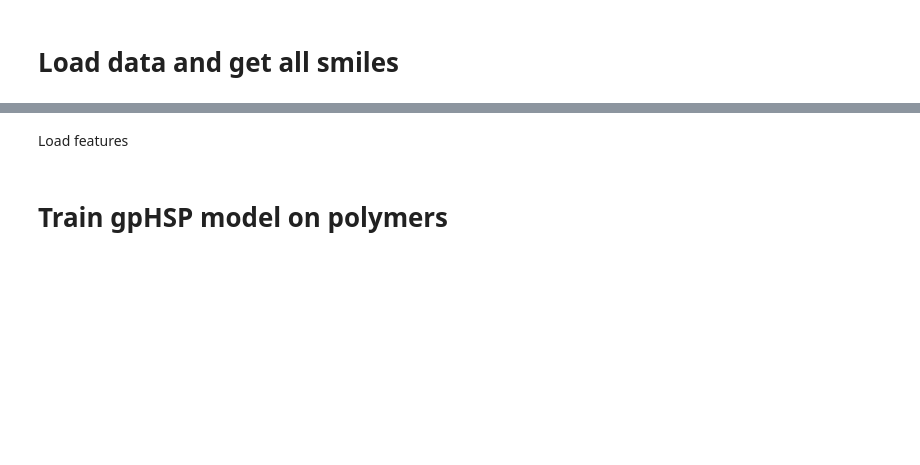
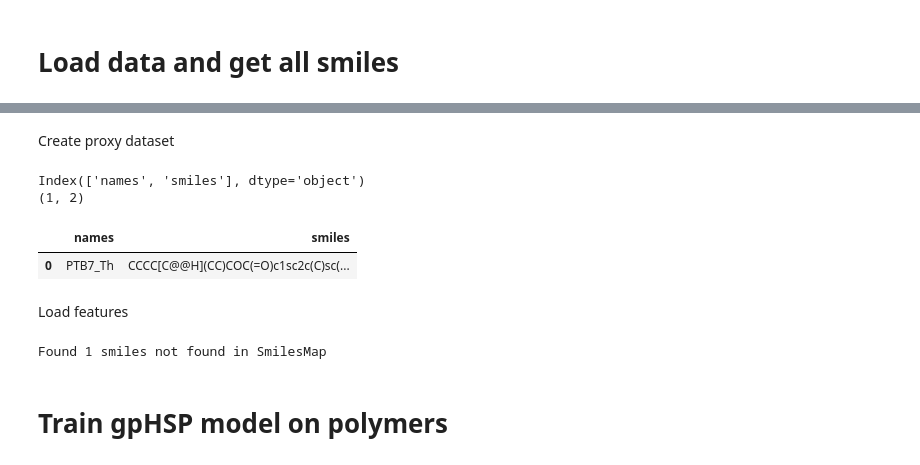
Before and after one commit to aspuru-guzik-group/gpHSP, a Jupyter notebook: 3_predict_on_new_data.ipynb, the cells around one changed output, grey strips where cells are left out. Saved outputs shown, nothing was run; the diff lists cells and outputs as text; code cells hidden in the pictures; blank space fills up the shorter version.

```diff
--- a/3_predict_on_new_data.ipynb
+++ b/3_predict_on_new_data.ipynb
@@ -72,7 +72,30 @@ Index(['names', 'smiles'], dtype='object')
+# %% [markdown]
+Create proxy dataset
+# %%
+df = pd.DataFrame()
+df['names'] =['PTB7_Th']
+df['smiles'] = ['C(C)CC[C@H](Cc1sc(c2c3c(sc(c4sc(C)c5sc(c(c45)F)C(=O)OC[C@@H](CCCC)CC)c3)c(c3ccc(C[C@@H](CCCC)CC)s3)c3cc(sc23)C)cc1)CC']
+df['smiles'] = df['smiles'].apply(gphsp.get_isomeric_smiles)
+gphsp.peek_df(df)
+# %% [output]
+Index(['names', 'smiles'], dtype='object')
+(1, 2)
+|  | names | smiles |
+| 0 | PTB7_Th | CCCC[C@@H](CC)COC(=O)c1sc2c(C)sc(... |
 # %% [markdown]
 Load features
 # %%
 features = gphsp.SmilesMap(at_data_dir('mordred_features.npz'))
+# %%
+smi  = df['smiles'].to_numpy(str)
+needs_update = np.array([not s in features.index for s in smi])
+print(f'Found {needs_update.sum()} smiles not found in SmilesMap')
+if needs_update.sum():
+    new_smi = smi[needs_update]
+    new_values = gphsp.calculate_mordred(new_smi)
+    features.update(new_smi, new_values)
+# %% [output]
+Found 1 smiles not found in SmilesMap
 # %% [markdown]
 # Train gpHSP model on polymers
 # %%
```
Also changed, not shown: parts of 5 cells of this notebook, 1 other file.
